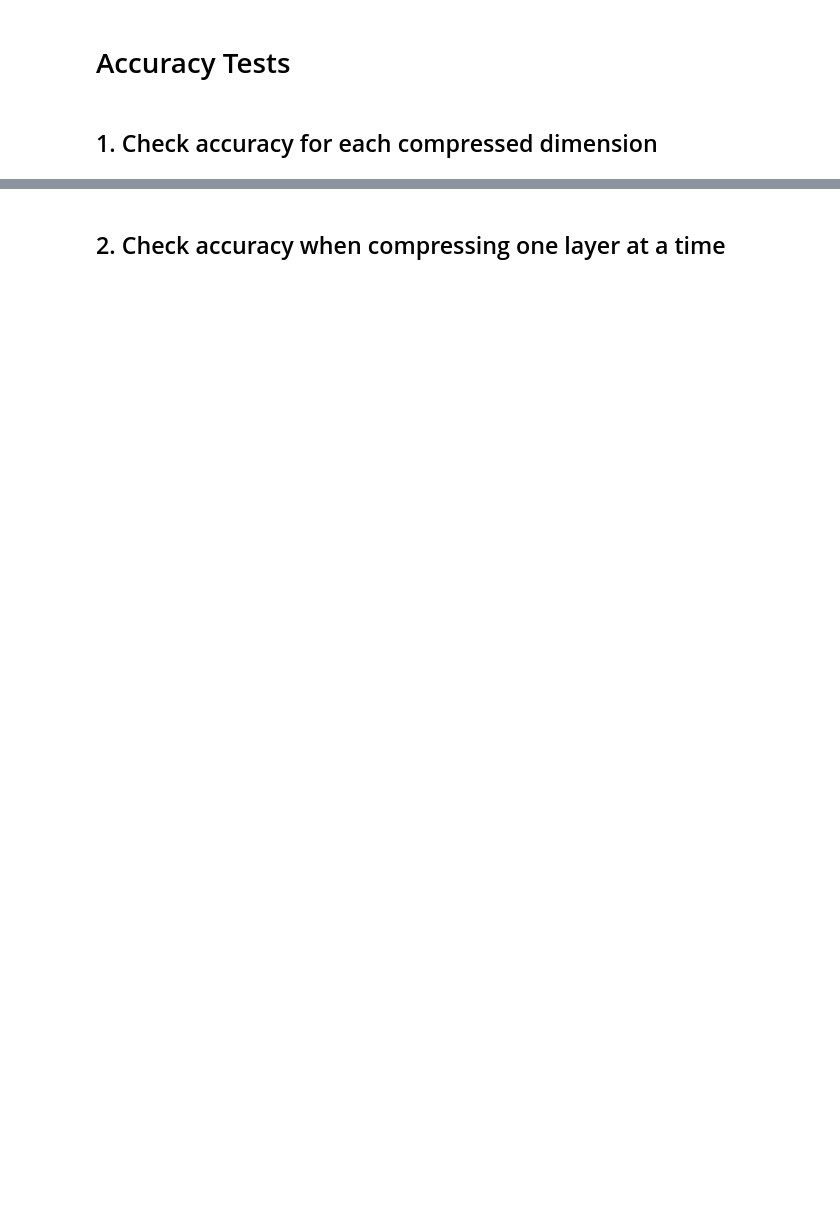
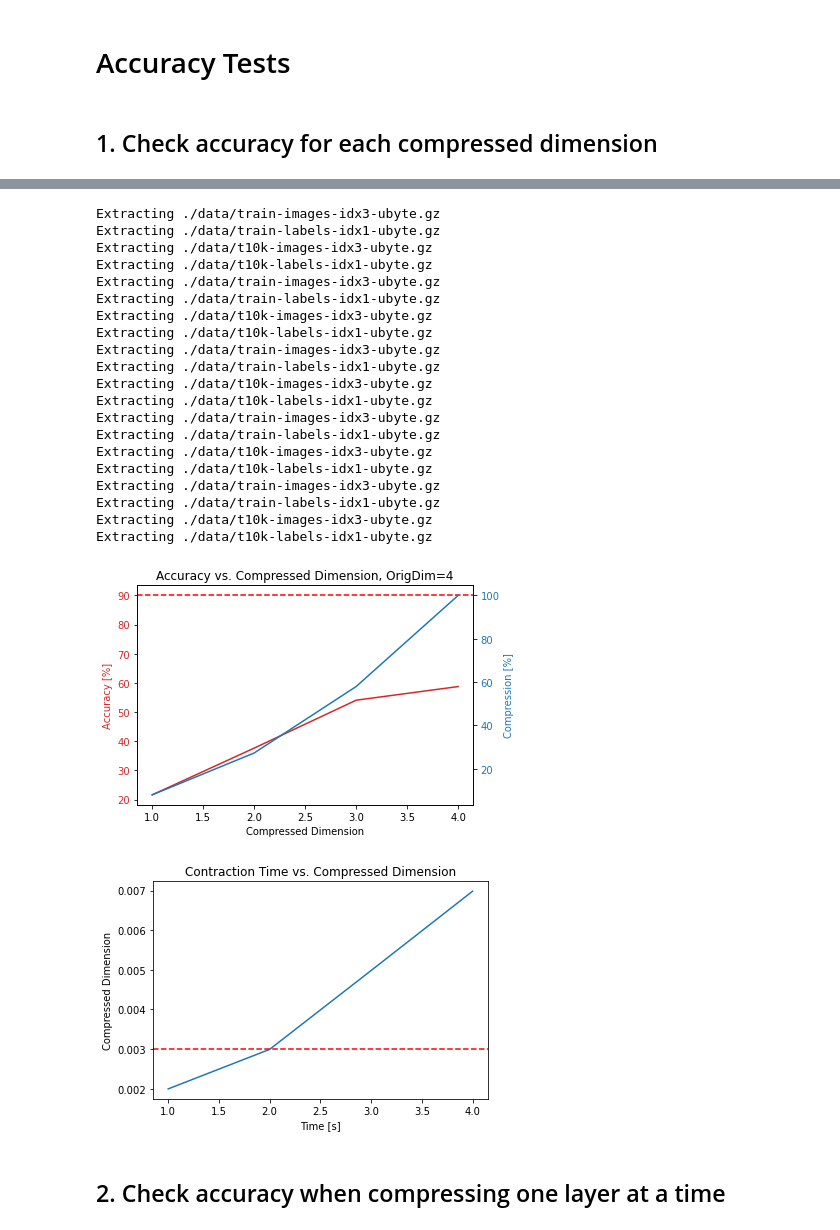
Before and after one commit to aaronleesander/DMRG-inspired-Algorithms-for-Neural-Network-Compression, a Jupyter notebook: DMRG/NN_Single_Model.ipynb, the cells around one changed output, grey strips where cells are left out. Saved outputs shown, nothing was run; the diff lists cells and outputs as text; code cells hidden in the pictures; blank space fills up the shorter version.

```diff
--- a/DMRG/NN_Single_Model.ipynb
+++ b/DMRG/NN_Single_Model.ipynb
@@ -69,20 +15,0 @@ def FC2(MPO_0, bias_0, MPO_1, bias_1):
-# %%
-def close_legs(MPO):
-    MPS = []
-    for i, site in enumerate(MPO):
-        if i == 0 or i == len(MPO)-1:
-            site = np.reshape(site, (site.shape[0], site.shape[1]*site.shape[2])).T
-        else:
-            site = np.reshape(site, (site.shape[0], site.shape[1], site.shape[2]*site.shape[3]))
-        MPS.append(site)
-    return MPS
-
-def open_legs(MPS, MPO_orig, bond_dim):
-    MPO = []
-    for i, site in enumerate(MPS):
-        if i == 0 or i == len(MPS)-1:
-            site = np.reshape(site.T, (bond_dim[i], MPO_orig[i].shape[1], MPO_orig[i].shape[2]))
-        else:
-            site = np.reshape(site, (bond_dim[i-1], bond_dim[i], MPO_orig[i].shape[2], MPO_orig[i].shape[3]))
-        MPO.append(site)
-    return MPO
@@ -206,7 +18,7 @@ def calculate_params(data):
 # %% [markdown]
 ## 1. Train
 # %%
-D = 32
+D = 4
 threshold = 90
 # %%
 # List of layer 1 weights (0-3), layer 1 bias (4), layer 2 weights (5-8), layer 2 bias (9)
@@ -258,5 +70,5 @@ MPS_1 = close_legs(MPO_1)
 # %% [markdown]
 ## 5. Compress MPS layers
 # %%
-compressed_MPS_0, dist, sim = compress_NN(MPS_0, phys_dim=[16, 28, 28, 16], threshold=1e-8, plot=0)
+compressed_MPS_0, dist, sim = compress_layer(MPS_0, phys_dim=[16, 28, 28, 16], threshold=1e-8, plot=0)
 # %% [output]
@@ -280,5 +78,5 @@ Sim: 1138.5135100194912 Dist: 1.736602100513708 BondDim: 31
 # %%
 compressed_MPS_0.append(MPS_0)
 # %%
-compressed_MPS_1, dist, sim = compress_NN(MPS_1, phys_dim=[4, 40, 4, 4], threshold=1e-8, plot=0)
+compressed_MPS_1, dist, sim = compress_layer(MPS_1, phys_dim=[4, 40, 4, 4], threshold=1e-8, plot=0)
 # %% [output]
@@ -456,3 +112,28 @@ Extracting ./data/t10k-labels-idx1-ubyte.gz
+# %%
+test_overall_accuracy_FC2(compressed_MPS_0, compressed_MPS_1, sigma_0=[4,7,7,4], sigma_1=[4,4,4,4], sigma_2=[1,10,1,1], threshold=90)
+# %% [output]
+Extracting ./data/train-images-idx3-ubyte.gz
+Extracting ./data/train-labels-idx1-ubyte.gz
+Extracting ./data/t10k-images-idx3-ubyte.gz
+Extracting ./data/t10k-labels-idx1-ubyte.gz
+Extracting ./data/train-images-idx3-ubyte.gz
+Extracting ./data/train-labels-idx1-ubyte.gz
+Extracting ./data/t10k-images-idx3-ubyte.gz
+Extracting ./data/t10k-labels-idx1-ubyte.gz
+Extracting ./data/train-images-idx3-ubyte.gz
+Extracting ./data/train-labels-idx1-ubyte.gz
+Extracting ./data/t10k-images-idx3-ubyte.gz
+Extracting ./data/t10k-labels-idx1-ubyte.gz
+Extracting ./data/train-images-idx3-ubyte.gz
+Extracting ./data/train-labels-idx1-ubyte.gz
+Extracting ./data/t10k-images-idx3-ubyte.gz
+Extracting ./data/t10k-labels-idx1-ubyte.gz
+Extracting ./data/train-images-idx3-ubyte.gz
+Extracting ./data/train-labels-idx1-ubyte.gz
+Extracting ./data/t10k-images-idx3-ubyte.gz
+Extracting ./data/t10k-labels-idx1-ubyte.gz
+[figure, added]
+[figure, added]
 # %% [markdown]
 ## 2. Check accuracy when compressing one layer at a time
 # %%
```
Also changed, not shown: parts of 14 cells of this notebook, 4 other files.
